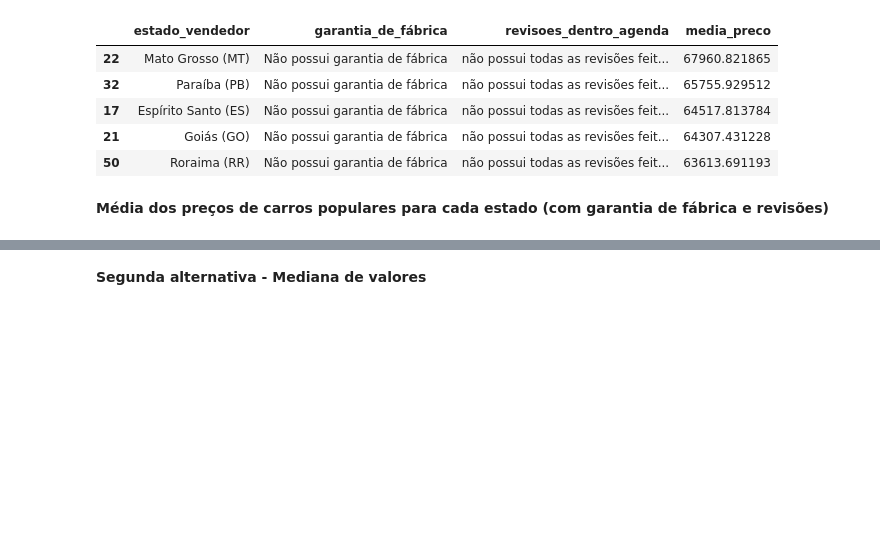
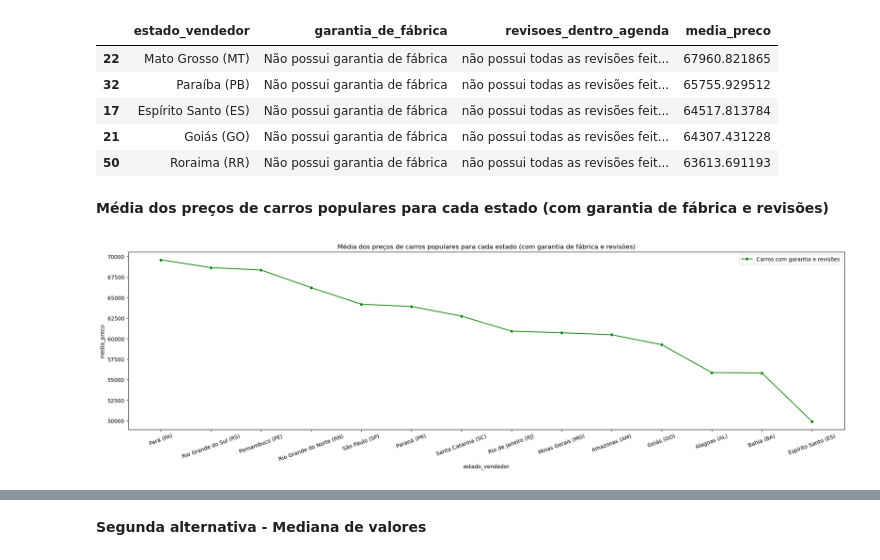
Before and after one commit to andressagomes26/marketplace_lh_cd, a Jupyter notebook: notebooks/EDA.ipynb, the cells around one changed output, grey strips where cells are left out. Saved outputs shown, nothing was run; the diff lists cells and outputs as text; code cells hidden in the pictures; blank space fills up the shorter version.

```diff
--- a/notebooks/EDA.ipynb
+++ b/notebooks/EDA.ipynb
@@ -558,7 +558,17 @@ df_carros_populares_sem.head()
 | 17 | Espírito Santo (ES) | Não possui garantia de fábrica | não possui todas as revisões feit... | 64517.813784 |
 | 21 | Goiás (GO) | Não possui garantia de fábrica | não possui todas as revisões feit... | 64307.431228 |
 | 50 | Roraima (RR) | Não possui garantia de fábrica | não possui todas as revisões feit... | 63613.691193 |
-# %% [markdown]
-**Média dos preços de carros populares para cada estado (com garantia de fábrica e revisões)**
+# %% [markdown]
+**Média dos preços de carros populares para cada estado (com garantia de fábrica e revisões)**
+# %%
+fig, axs = plt.subplots(figsize=(24, 6))
+ax = sns.lineplot(x='estado_vendedor', y='media_preco', data=df_carros_populares_com,  legend="full", label='Carros com garantia e revisões', color='green', marker='o').set_title('Média dos preços de carros populares para cada estado (com garantia de fábrica e revisões)')
+#ax = sns.lineplot(x='estado_vendedor', y='media_preco', data=df_carros_populares_sem,  legend="full", label='Carros sem garantia e revisões', color='red', marker='o').set_title('Média dos preços de carros populares para cada estado (com garantia de fábrica e revisões)')
+
+
+plt.xticks(rotation=20)
+plt.show();
+# %% [output]
+[figure, added]
 # %%
 fig, axs = plt.subplots(figsize=(24, 6))
```
Also changed, not shown: parts of 9 cells of this notebook, 26 other files.
